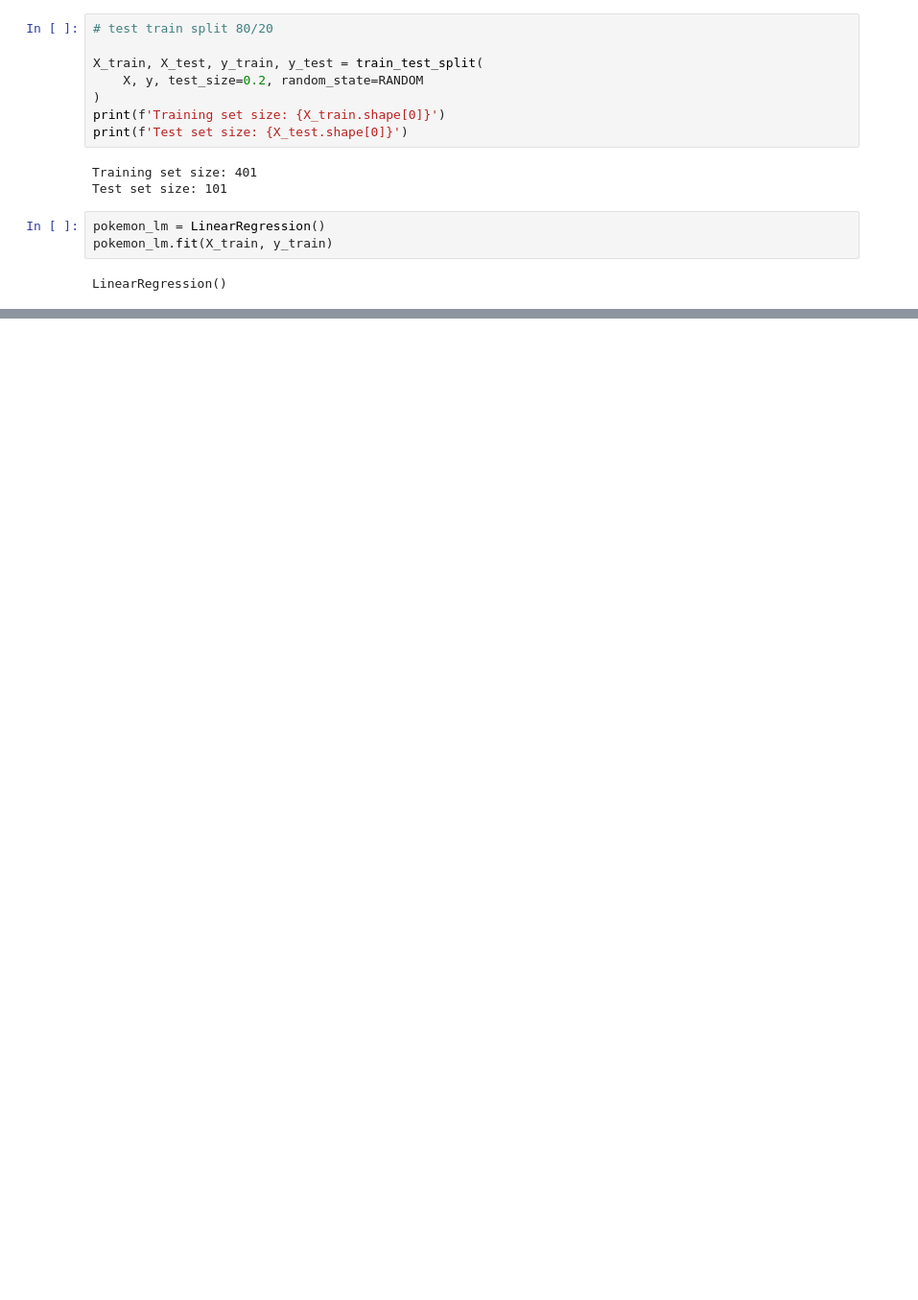
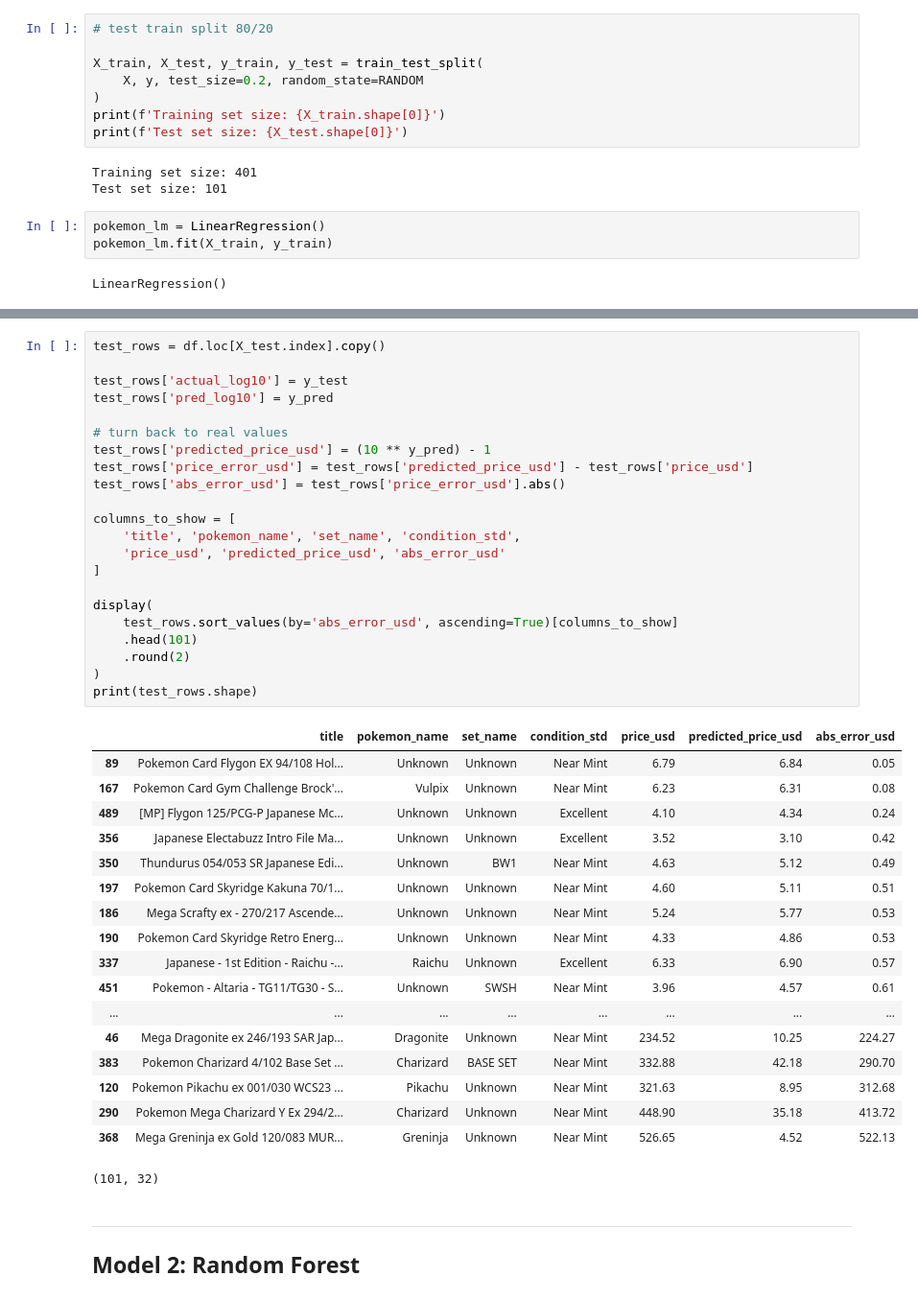
Before and after one commit to morgan1461/pokemon-card-price-predictor, a Jupyter notebook: model.ipynb, the cells around one changed output, grey strips where cells are left out. Shown at 96% size. Saved outputs shown, nothing was run; the diff lists cells and outputs as text; blank space fills up the shorter version.

Commit message:
Finish linear reg model and metrics involved

```diff
--- a/model.ipynb
+++ b/model.ipynb
@@ -364,0 +385,46 @@ Test R²:  0.2306
+# %%
+test_rows = df.loc[X_test.index].copy()
+
+test_rows['actual_log10'] = y_test
+test_rows['pred_log10'] = y_pred
+
+# turn back to real values
+test_rows['predicted_price_usd'] = (10 ** y_pred) - 1
+test_rows['price_error_usd'] = test_rows['predicted_price_usd'] - test_rows['price_usd']
+test_rows['abs_error_usd'] = test_rows['price_error_usd'].abs()
+
+columns_to_show = [
+    'title', 'pokemon_name', 'set_name', 'condition_std',
+    'price_usd', 'predicted_price_usd', 'abs_error_usd'
+]
+
+display(
+    test_rows.sort_values(by='abs_error_usd', ascending=True)[columns_to_show]
+    .head(101)
+    .round(2)
+)
+print(test_rows.shape)
+# %% [output]
+|  | title | pokemon_name | set_name | condition_std | price_usd | predicted_price_usd | abs_error_usd |
+| 89 | Pokemon Card Flygon EX 94/108 Hol... | Unknown | Unknown | Near Mint | 6.79 | 6.84 | 0.05 |
+| 167 | Pokemon Card Gym Challenge Brock'... | Vulpix | Unknown | Near Mint | 6.23 | 6.31 | 0.08 |
+| 489 | [MP] Flygon 125/PCG-P Japanese Mc... | Unknown | Unknown | Excellent | 4.10 | 4.34 | 0.24 |
+| 356 | Japanese Electabuzz Intro File Ma... | Unknown | Unknown | Excellent | 3.52 | 3.10 | 0.42 |
+| 350 | Thundurus 054/053 SR Japanese Edi... | Unknown | BW1 | Near Mint | 4.63 | 5.12 | 0.49 |
+| 197 | Pokemon Card Skyridge Kakuna 70/1... | Unknown | Unknown | Near Mint | 4.60 | 5.11 | 0.51 |
+| 186 | Mega Scrafty ex - 270/217 Ascende... | Unknown | Unknown | Near Mint | 5.24 | 5.77 | 0.53 |
+| 190 | Pokemon Card Skyridge Retro Energ... | Unknown | Unknown | Near Mint | 4.33 | 4.86 | 0.53 |
+| 337 | Japanese - 1st Edition - Raichu -... | Raichu | Unknown | Excellent | 6.33 | 6.90 | 0.57 |
+| 451 | Pokemon - Altaria - TG11/TG30 - S... | Unknown | SWSH | Near Mint | 3.96 | 4.57 | 0.61 |
+| ... | ... | ... | ... | ... | ... | ... | ... |
+| 46 | Mega Dragonite ex 246/193 SAR Jap... | Dragonite | Unknown | Near Mint | 234.52 | 10.25 | 224.27 |
+| 383 | Pokemon Charizard 4/102 Base Set ... | Charizard | BASE SET | Near Mint | 332.88 | 42.18 | 290.70 |
+| 120 | Pokemon Pikachu ex 001/030 WCS23 ... | Pikachu | Unknown | Near Mint | 321.63 | 8.95 | 312.68 |
+| 290 | Pokemon Mega Charizard Y Ex 294/2... | Charizard | Unknown | Near Mint | 448.90 | 35.18 | 413.72 |
+| 368 | Mega Greninja ex Gold 120/083 MUR... | Greninja | Unknown | Near Mint | 526.65 | 4.52 | 522.13 |
+(101, 32)
+# %% [markdown]
+
+---
+
+## Model 2: Random Forest
```
Also changed, not shown: parts of 10 cells of this notebook.
